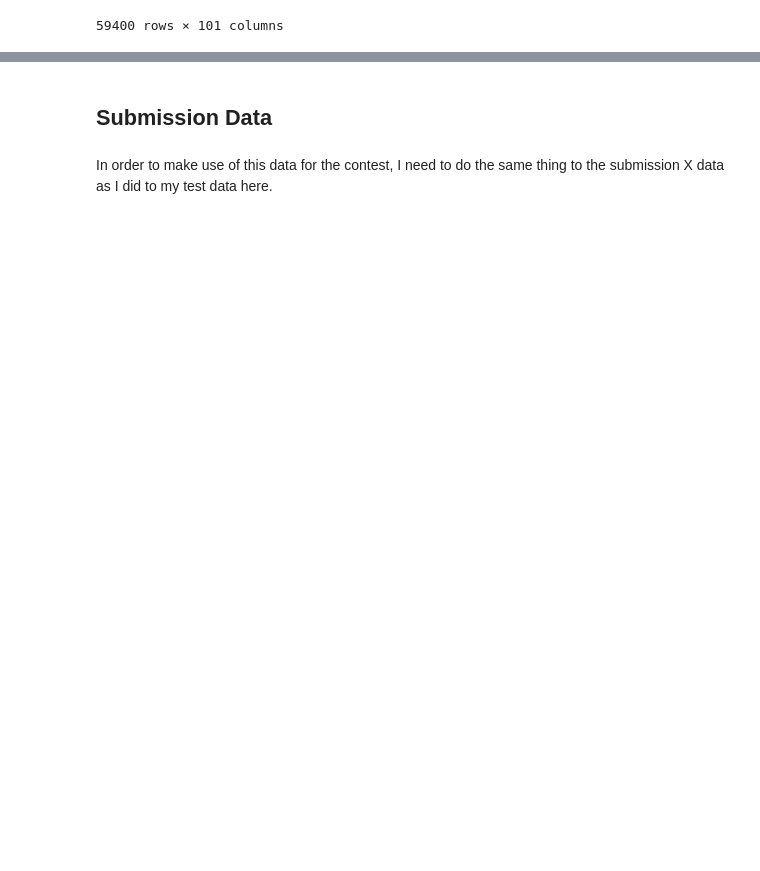
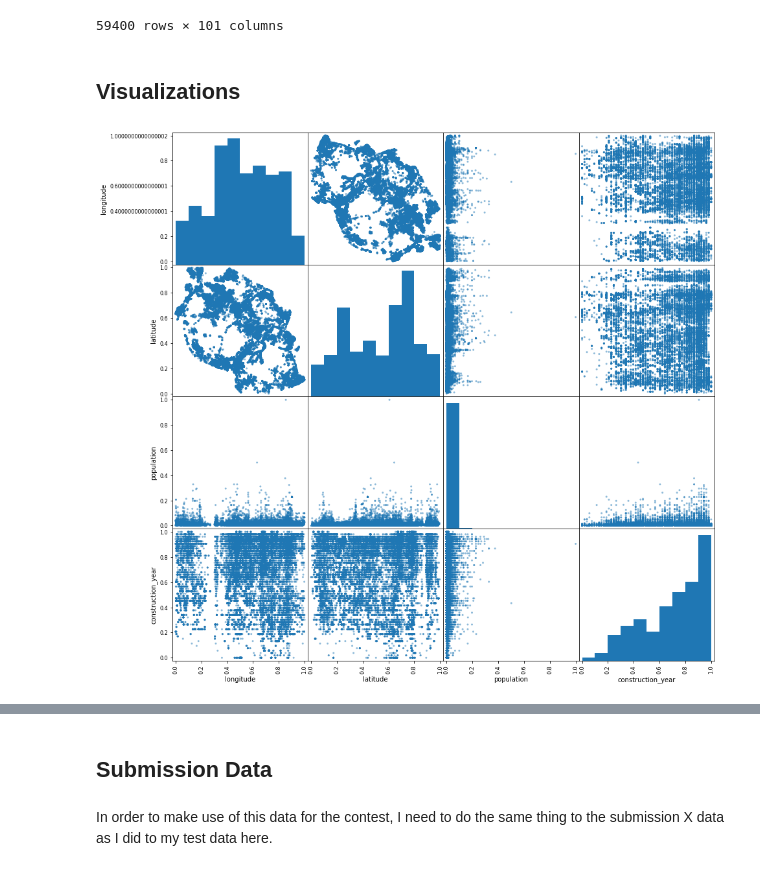
Before and after one commit to MullerAC/tanzanian-water-well-classification, a Jupyter notebook: 0-eda.ipynb, the cells around one changed output, grey strips where cells are left out. Saved outputs shown, nothing was run; the diff lists cells and outputs as text; code cells hidden in the pictures; blank space fills up the shorter version.

Commit message:
visualizations

```diff
--- a/0-eda.ipynb
+++ b/0-eda.ipynb
@@ -391,3 +391,5 @@ df_cleaned.sort_values(by='id')
 59400 rows × 101 columns
 # %%
 df_cleaned.to_csv('data/cleaned_data.csv')
+# %% [markdown]
+## Visualizations
@@ -393,0 +398,5 @@ df_cleaned.to_csv('data/cleaned_data.csv')
+# %%
+pd.plotting.scatter_matrix(df_scaled[continuous], figsize=(15, 15))
+plt.show()
+# %% [output]
+[figure, added]
```
Also changed, not shown: parts of 4 cells of this notebook, 11 other files.
